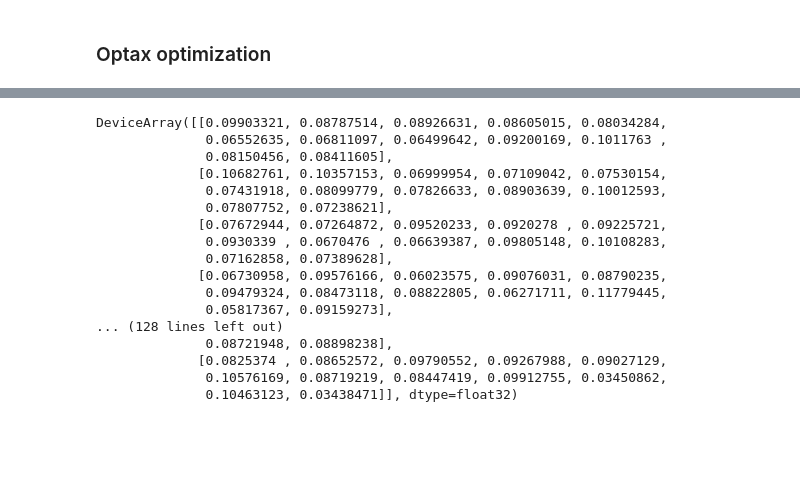
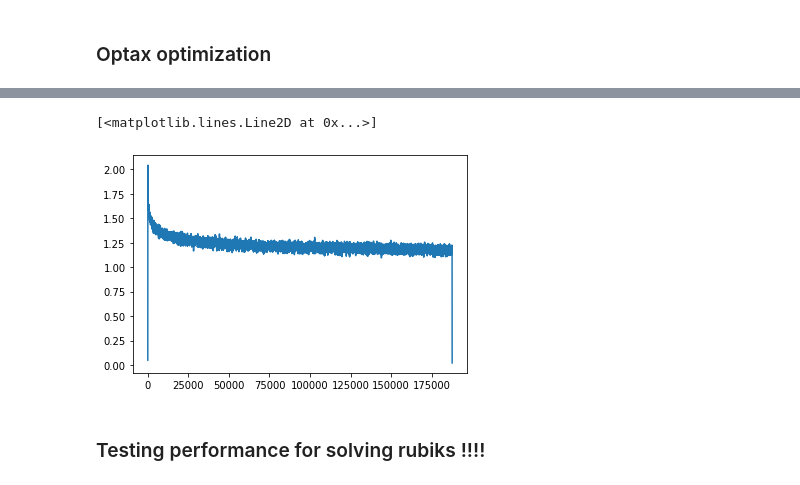
Before and after one commit to Forbu/rubikenv, a Jupyter notebook: notebooks/rubiksolver_gym.ipynb, the cells around one changed output, grey strips where cells are left out. Cells and saved outputs as stored; diff of their text form; code cells hidden in the pictures; blank space fills up the shorter version.

```diff
--- a/notebooks/rubiksolver_gym.ipynb
+++ b/notebooks/rubiksolver_gym.ipynb
@@ -387,20 +357,8 @@ actions_ = smooth_vec(actions, 0.1)
-# %%
-nn.softmax(pred)
-# %% [output]
-DeviceArray([[0.09903321, 0.08787514, 0.08926631, 0.08605015, 0.08034284,
-              0.06552635, 0.06811097, 0.06499642, 0.09200169, 0.1011763 ,
-              0.08150456, 0.08411605],
-             [0.10682761, 0.10357153, 0.06999954, 0.07109042, 0.07530154,
-              0.07431918, 0.08099779, 0.07826633, 0.08903639, 0.10012593,
-              0.07807752, 0.07238621],
-             [0.07672944, 0.07264872, 0.09520233, 0.0920278 , 0.09225721,
-              0.0930339 , 0.0670476 , 0.06639387, 0.09805148, 0.10108283,
-              0.07162858, 0.07389628],
-             [0.06730958, 0.09576166, 0.06023575, 0.09076031, 0.08790235,
-              0.09479324, 0.08473118, 0.08822805, 0.06271711, 0.11779445,
-              0.05817367, 0.09159273],
-... (128 lines left out)
-              0.08721948, 0.08898238],
-             [0.0825374 , 0.08652572, 0.09790552, 0.09267988, 0.09027129,
-              0.10576169, 0.08719219, 0.08447419, 0.09912755, 0.03450862,
-              0.10463123, 0.03438471]], dtype=float32)
+# %%
+loss_hist_conv = np.convolve(loss_hist, np.ones(50)/50)
+plt.plot(loss_hist_conv)
+# %% [output]
+[<matplotlib.lines.Line2D at 0x...>]
+[figure, added]
+# %% [markdown]
+### Testing performance for solving rubiks !!!!
```
Also changed, not shown: parts of 33 cells of this notebook.
